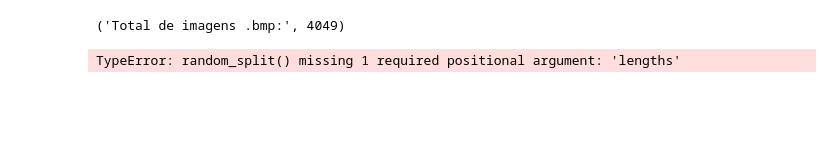
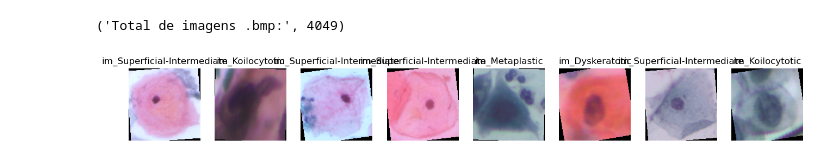
Before and after one commit to Igor-Roberto-Alves/Cervical_, a Jupyter notebook: cancer.ipynb, the cells around one changed output. Cells and saved outputs as stored; diff of their text form; code cells hidden in the pictures; blank space fills up the shorter version.

```diff
--- a/cancer.ipynb
+++ b/cancer.ipynb
@@ -53,6 +53,25 @@ for root, dirs, files in os.walk("archive"):
 # %% [output]
 ('Total de imagens .bmp:', 4049)
 # %%
-random_split(Cells_Data)
+from PIL import Image
+from torch.utils.data import Dataset
+
+class CellsDataset(Dataset):
+    def __init__(self, dataframe, transform=None):
+        self.data = dataframe.reset_index(drop=True)
+        self.transform = transform
+        # Mapeia cada classe para um índice numérico
+        self.class_to_idx = {cls: i for i, cls in enumerate(self.data["class"].unique())}
+
+    def __len__(self):
+        return len(self.data)
+
+    def __getitem__(self, idx):
+        img_path = self.data.loc[idx, "filepath"]
+        label = self.class_to_idx[self.data.loc[idx, "class"]]
+        image = Image.open(img_path).convert("RGB")
+
+        if self.transform:
+            image = self.transform(image)
+
+        return image, label
-# %% [output]
-TypeError: random_split() missing 1 required positional argument: 'lengths'
@@ -59,3 +99,46 @@ TypeError: random_split() missing 1 required positional argument: 'lengths'
+# %%
+val_size = int(0.2 * train_size)
+train_size_final = train_size - val_size
+
+train_dataset, val_dataset = random_split(
+    train_dataset,
+    [train_size_final, val_size],
+    generator=torch.Generator().manual_seed(42)
+)
+# %%
+train_loader = DataLoader(train_dataset, batch_size=32, shuffle=True)
+val_loader = DataLoader(val_dataset, batch_size=32, num_workers=31)
+test_loader = DataLoader(test_dataset, batch_size=32)
+# %%
+import matplotlib.pyplot as plt
+import numpy as np
+import torch
+
+# pegar um batch do dataloader
+images, labels = next(iter(train_loader))
+
+# converter tensor para numpy (para visualização)
+images = images.numpy().transpose((0, 2, 3, 1))  # [B, H, W, C]
+labels = labels.numpy()
+
+# função auxiliar para mostrar imagens
+def show_images(imgs, labels, class_names, n=8):
+    plt.figure(figsize=(16, 4))
+    for i in range(n):
+        ax = plt.subplot(1, n, i + 1)
+        img = imgs[i]
+        plt.imshow(img)
+        plt.title(class_names[labels[i]])
+        plt.axis("off")
+    plt.show()
+
+# Recupera os nomes das classes do dataset original
+class_names = list(full_dataset.class_to_idx.keys())
+
+# mostra 8 imagens aleatórias
+show_images(images, labels, class_names, n=8)
+# %% [output]
+[figure, added]
 # %%
 class BuildingBlock(nn.Module):
     def __init__(self ,
```
Also changed, not shown: parts of 19 cells of this notebook.
